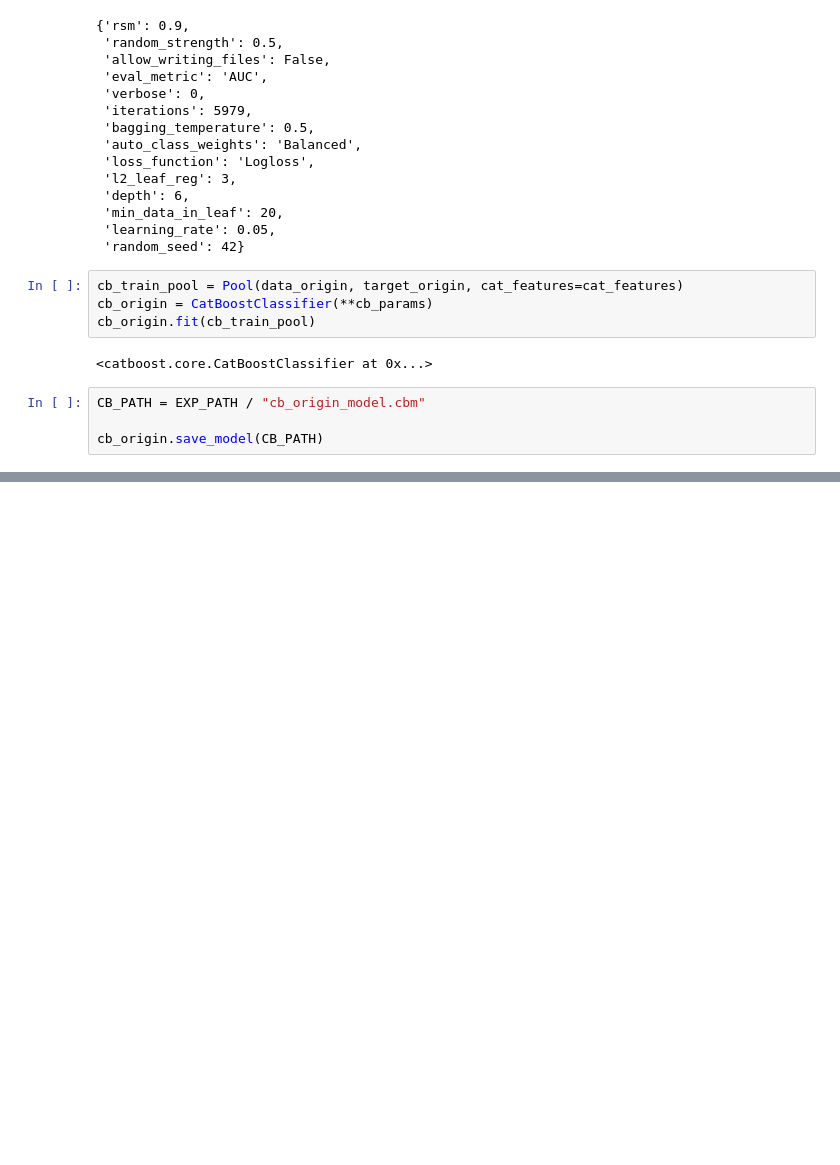
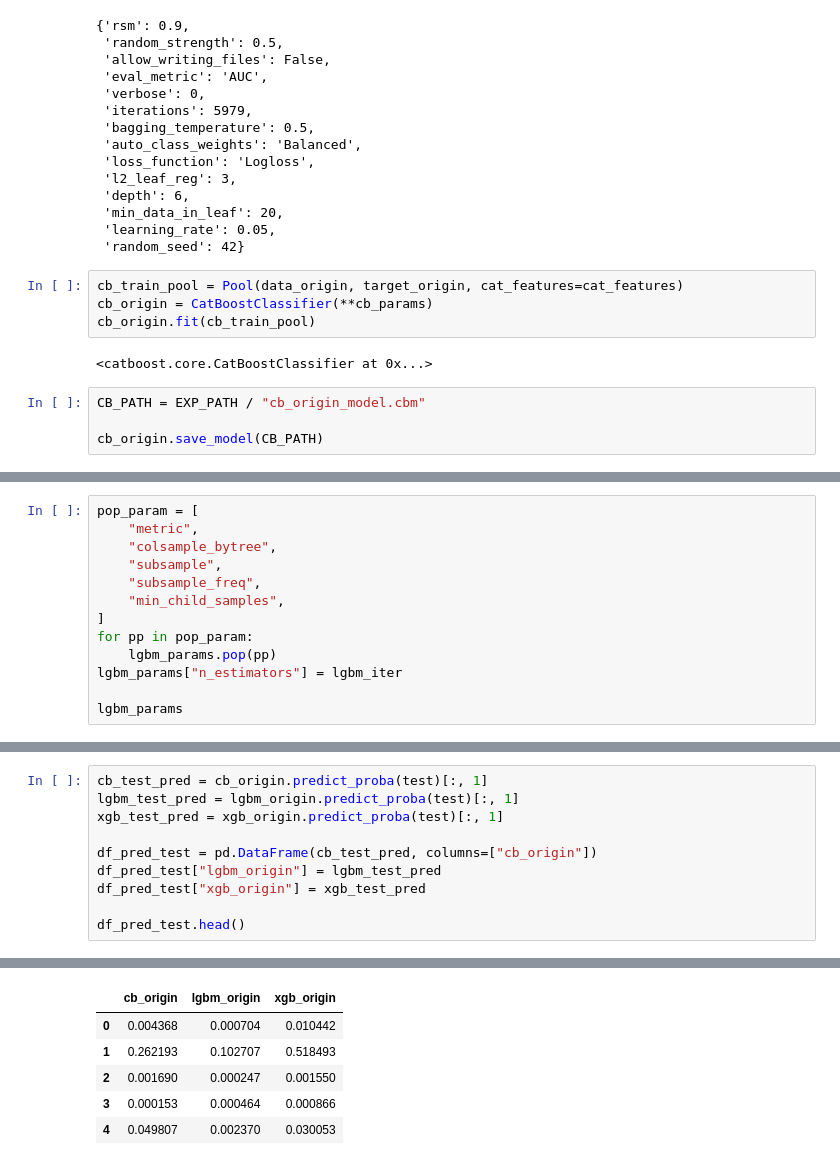
Before and after one commit to mdayssi/kaggle-bank-term-deposit-2025, a Jupyter notebook: notebooks/09_stacking_data.ipynb, the cells around one changed output, grey strips where cells are left out. Drawn from its saved outputs; the diff is of its cells as text; blank space fills up the shorter version.

```diff
--- a/notebooks/09_stacking_data.ipynb
+++ b/notebooks/09_stacking_data.ipynb
@@ -146,0 +167,13 @@ cb_origin_pred = cb_origin.predict_proba(data_syntetic)[:1]
+# %%
+pop_param = [
+    "metric",
+    "colsample_bytree",
+    "subsample",
+    "subsample_freq",
+    "min_child_samples",
+]
+for pp in pop_param:
+    lgbm_params.pop(pp)
+lgbm_params["n_estimators"] = lgbm_iter
+
+lgbm_params
@@ -146,0 +289,11 @@ cb_origin_pred = cb_origin.predict_proba(data_syntetic)[:1]
+# %%
+cb_test_pred = cb_origin.predict_proba(test)[:, 1]
+lgbm_test_pred = lgbm_origin.predict_proba(test)[:, 1]
+xgb_test_pred = xgb_origin.predict_proba(test)[:, 1]
+
+df_pred_test = pd.DataFrame(cb_test_pred, columns=["cb_origin"])
+df_pred_test["lgbm_origin"] = lgbm_test_pred
+df_pred_test["xgb_origin"] = xgb_test_pred
+
+df_pred_test.head()
+# %% [output]
@@ -146,0 +304,6 @@ cb_origin_pred = cb_origin.predict_proba(data_syntetic)[:1]
+|  | cb_origin | lgbm_origin | xgb_origin |
+| 0 | 0.004368 | 0.000704 | 0.010442 |
+| 1 | 0.262193 | 0.102707 | 0.518493 |
+| 2 | 0.001690 | 0.000247 | 0.001550 |
+| 3 | 0.000153 | 0.000464 | 0.000866 |
+| 4 | 0.049807 | 0.002370 | 0.030053 |
```
Also changed, not shown: parts of 14 cells of this notebook, 3 other files.
